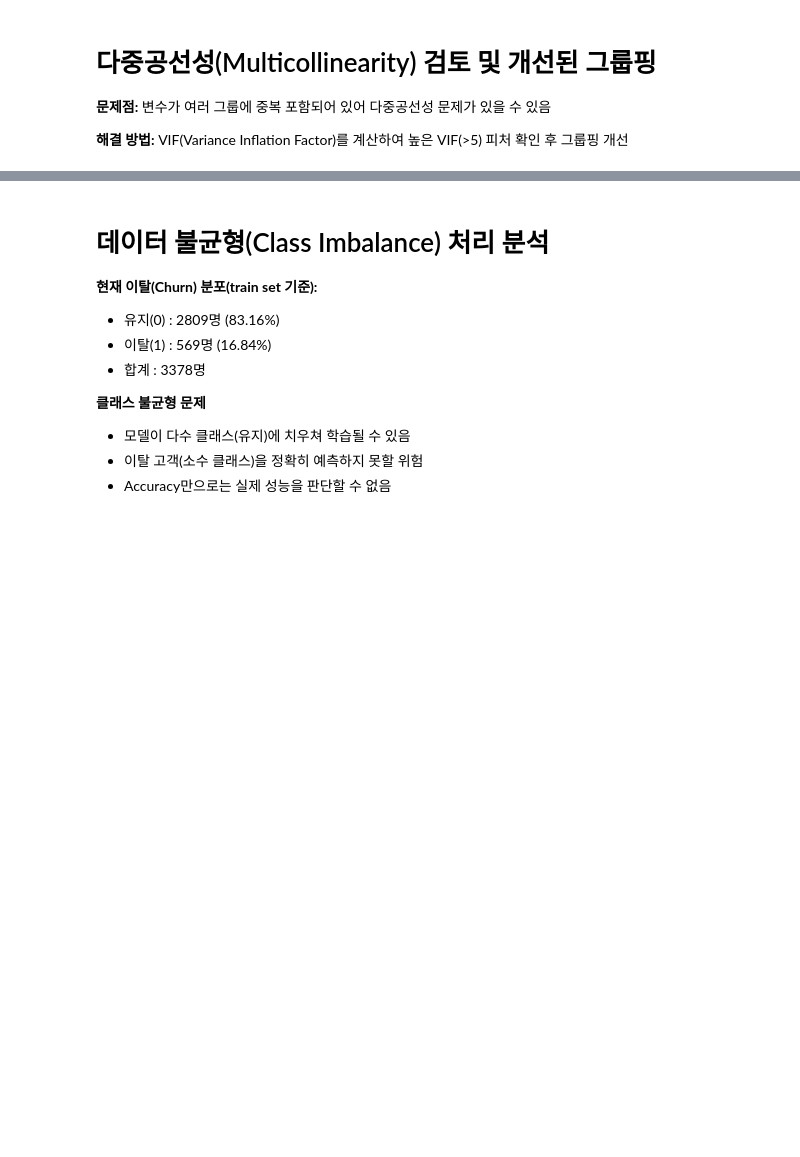
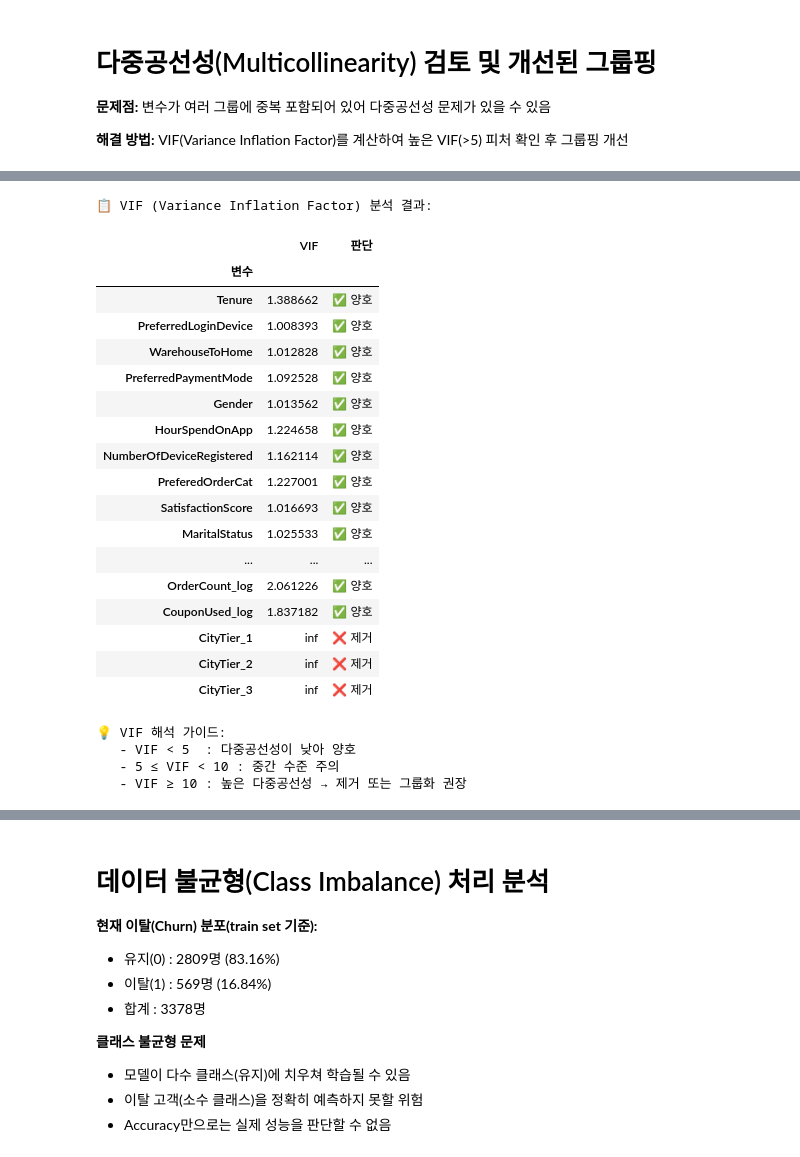
Before and after one commit to SKNETWORKS-FAMILY-AICAMP/SKN28-2nd-4Team, a Jupyter notebook: back_research/전하영/notebooks/Preprocessing.ipynb, the cells around one changed output, grey strips where cells are left out. Drawn from its saved outputs; the diff is of its cells as text; code cells hidden in the pictures; blank space fills up the shorter version.

```diff
--- a/back_research/전하영/notebooks/Preprocessing.ipynb
+++ b/back_research/전하영/notebooks/Preprocessing.ipynb
@@ -1658,3 +1572,69 @@ print("   - VIF ≥ 10 : 높은 다중공선성 → 제거 또는 그룹화 권
+# %%
+# VIF (Variance Inflation Factor) 계산 — 다중공선성 검토
+
+# 수치형 피처만 추출 (CustomerID, Churn, bin 컬럼 제외)
+feature_cols = [col for col in X_train.columns
+                if col not in ["CustomerID", "Churn"]
+                and not col.endswith("_bin")
+                and not col.startswith("GRP_")]  # 그룹 변수를 제외하고 개별 변수만 보거나, 반대로 하거나 하나만 선택
+
+# 만약 범주형 변수가 문자열 상태라면 수치화(더미화)가 되어 있어야 VIF 계산이 가능합니다.
+X_vif = X_train[feature_cols].copy()
+
+# 상수항(intercept)을 추가해야 VIF가 정확하게 계산됩니다 (매우 중요)
+from statsmodels.tools.tools import add_constant
+X_vif_with_const = add_constant(X_vif)
+
+vif_data = pd.DataFrame()
+vif_data["변수"] = X_vif_with_const.columns
+vif_data["VIF"] = [variance_inflation_factor(X_vif_with_const.values, i)
+                   for i in range(X_vif_with_const.shape[1])]
+
+
+# VIF 해석 기준
+def vif_interpret(vif):
+    if vif < 5:
+        return "✅ 양호"
+    elif vif < 10:
+        return "⚠️ 주의"
+    else:
+        return "❌ 제거"
+
+vif_data["판단"] = vif_data["VIF"].apply(vif_interpret)
+vif_data = vif_data[vif_data["변수"] != "const"]
+print("📋 VIF (Variance Inflation Factor) 분석 결과:")
+display(vif_data.set_index("변수")
+        .style.set_properties(**{"text-align": "left"})
+        .set_table_styles([{"selector": "th", "props": [("text-align", "left")]}]))
+
+print("\n💡 VIF 해석 가이드:")
+print("   - VIF < 5  : 다중공선성이 낮아 양호")
+print("   - 5 ≤ VIF < 10 : 중간 수준 주의")
+print("   - VIF ≥ 10 : 높은 다중공선성 → 제거 또는 그룹화 권장")
+# %% [output]
+📋 VIF (Variance Inflation Factor) 분석 결과:
+|  | VIF | 판단 |
+| 변수 |  |  |
+| Tenure | 1.388662 | ✅ 양호 |
+| PreferredLoginDevice | 1.008393 | ✅ 양호 |
+| WarehouseToHome | 1.012828 | ✅ 양호 |
+| PreferredPaymentMode | 1.092528 | ✅ 양호 |
+| Gender | 1.013562 | ✅ 양호 |
+| HourSpendOnApp | 1.224658 | ✅ 양호 |
+| NumberOfDeviceRegistered | 1.162114 | ✅ 양호 |
+| PreferedOrderCat | 1.227001 | ✅ 양호 |
+| SatisfactionScore | 1.016693 | ✅ 양호 |
+| MaritalStatus | 1.025533 | ✅ 양호 |
+| ... | ... | ... |
+| OrderCount_log | 2.061226 | ✅ 양호 |
+| CouponUsed_log | 1.837182 | ✅ 양호 |
+| CityTier_1 | inf | ❌ 제거 |
+| CityTier_2 | inf | ❌ 제거 |
+| CityTier_3 | inf | ❌ 제거 |
+💡 VIF 해석 가이드:
+   - VIF < 5  : 다중공선성이 낮아 양호
+   - 5 ≤ VIF < 10 : 중간 수준 주의
+   - VIF ≥ 10 : 높은 다중공선성 → 제거 또는 그룹화 권장
 # %%
 # 다중 공선성 해결
 # CityTier_1을 제거
```
Also changed, not shown: parts of 11 cells of this notebook.
